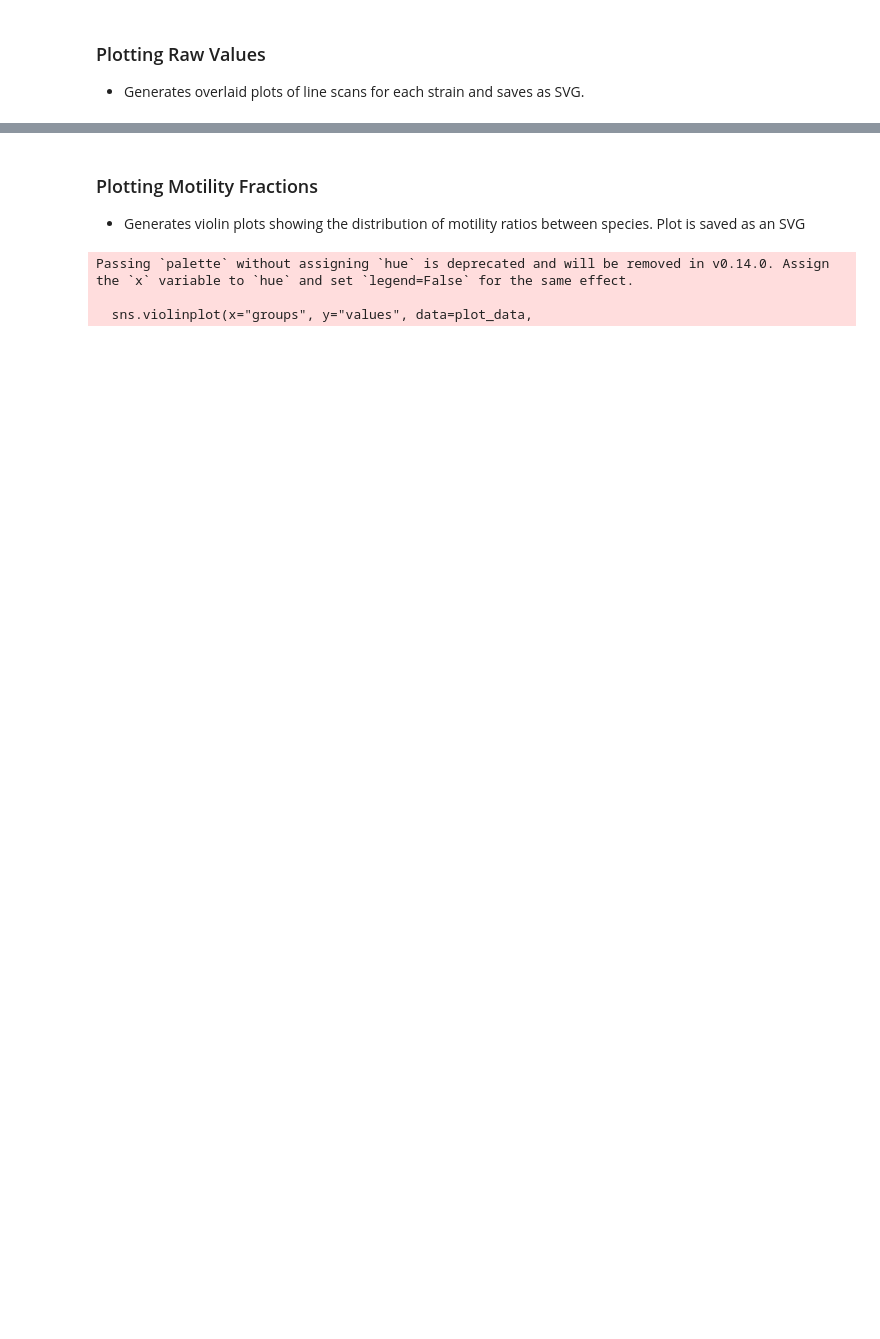
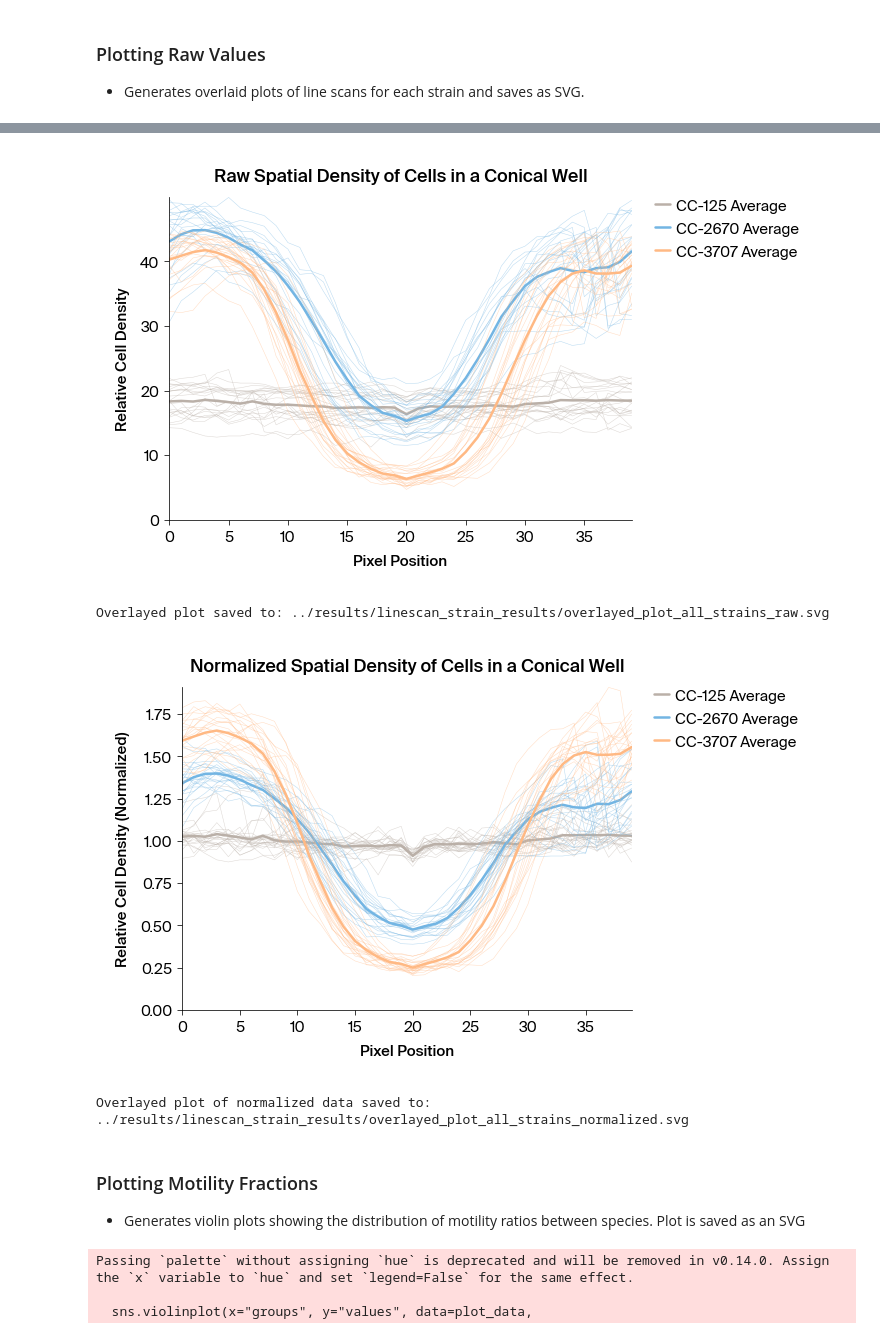
Before and after one commit to Arcadia-Science/2024-chlamy-mutant-motility-pub, a Jupyter notebook: notebooks/1_vbottom-motility-linescan.ipynb, the cells around one changed output, grey strips where cells are left out. Drawn from its saved outputs; the diff is of its cells as text; code cells hidden in the pictures; blank space fills up the shorter version.

```diff
--- a/notebooks/1_vbottom-motility-linescan.ipynb
+++ b/notebooks/1_vbottom-motility-linescan.ipynb
@@ -368,3 +373,59 @@ Overlayed plot saved as SVG to: ../results/linescan_strain_results/overlayed_plo
+# %%
+# Define color scheme for each strain
+strain_color_map = {"CC-125": "#BAB0A8", "CC-2670": "#73B5E3", "CC-3707": "#FFB984"}
+
+# Find global min and max for y-axis across raw and normalized scans
+y_max_raw = max([max(scan) for scan in line_scans])
+y_max_norm = max([max(scan) for scan in normalized_line_scans])
+
+# Create plot with all 3 strain measurements overlaid (raw)
+fig, ax = plt.subplots(figsize=(10, 6))
+for strain in strains:
+    strain_scans = [line_scans[i] for i in range(len(line_scans)) if flat_labels[i] == strain]
+    for scan in strain_scans:
+        ax.plot(scan, color=strain_color_map[strain], linewidth=0.5, alpha=0.5)
+    if strain_scans:
+        avg_scan = np.mean(strain_scans, axis=0)
+        ax.plot(avg_scan, color=strain_color_map[strain], linewidth=2.5, label=f"{strain} Average")
+
+ax.set_xlim(0, scan_length - 1)
+ax.set_ylim(0, y_max_raw)
+ax.set_title("Raw Spatial Density of Cells in a Conical Well", fontstyle="normal")
+ax.set_xlabel("Pixel Position")
+ax.set_ylabel("Relative Cell Density")
+ax.legend(bbox_to_anchor=(1.05, 1), loc="upper left", borderaxespad=0.0)
+plt.tight_layout()
+raw_overlayed_plot_path = "../results/linescan_strain_results/overlayed_plot_all_strains_raw.svg"
+plt.savefig(raw_overlayed_plot_path, format="svg")
+plt.show()
+print(f"Overlayed plot saved to: {raw_overlayed_plot_path}")
+
+# Create plot with all 3 strain measurements overlaid (normalized)
+fig, ax = plt.subplots(figsize=(10, 6))
+for strain in strains:
+    norm_strain_scans = [normalized_line_scans[i] for i in range(len(normalized_line_scans)) if flat_labels[i] == strain]
+    for scan in norm_strain_scans:
+        ax.plot(scan, color=strain_color_map[strain], linewidth=0.5, alpha=0.5)
+    if norm_strain_scans:
+        avg_scan = np.mean(norm_strain_scans, axis=0)
+        ax.plot(avg_scan, color=strain_color_map[strain], linewidth=2.5, label=f"{strain} Average")
+
+ax.set_xlim(0, scan_length - 1)
+ax.set_ylim(0, y_max_norm)
+ax.set_title("Normalized Spatial Density of Cells in a Conical Well", fontstyle="normal")
+ax.set_xlabel("Pixel Position")
+ax.set_ylabel("Relative Cell Density (Normalized)")
+ax.legend(bbox_to_anchor=(1.05, 1), loc="upper left", borderaxespad=0.0)
+plt.tight_layout()
+normalized_overlayed_plot_path = "../results/linescan_strain_results/overlayed_plot_all_strains_normalized.svg"
+plt.savefig(normalized_overlayed_plot_path, format="svg")
+plt.show()
+print(f"Overlayed plot of normalized data saved to: {normalized_overlayed_plot_path}")
+# %% [output]
+[figure, added]
+Overlayed plot saved to: ../results/linescan_strain_results/overlayed_plot_all_strains_raw.svg
+[figure, added]
+Overlayed plot of normalized data saved to: ../results/linescan_strain_results/overlayed_plot_all_strains_normalized.svg
 # %% [markdown]
 ### Plotting Motility Fractions
    - Generates violin plots showing the distribution of motility ratios between species. Plot is saved as an SVG
```
Also changed, not shown: parts of 7 cells of this notebook.
